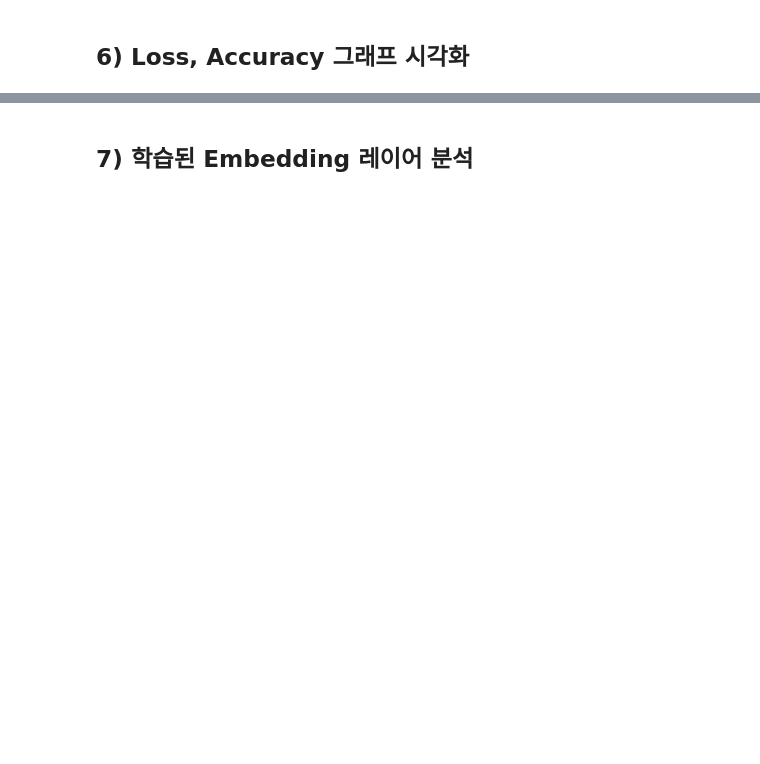
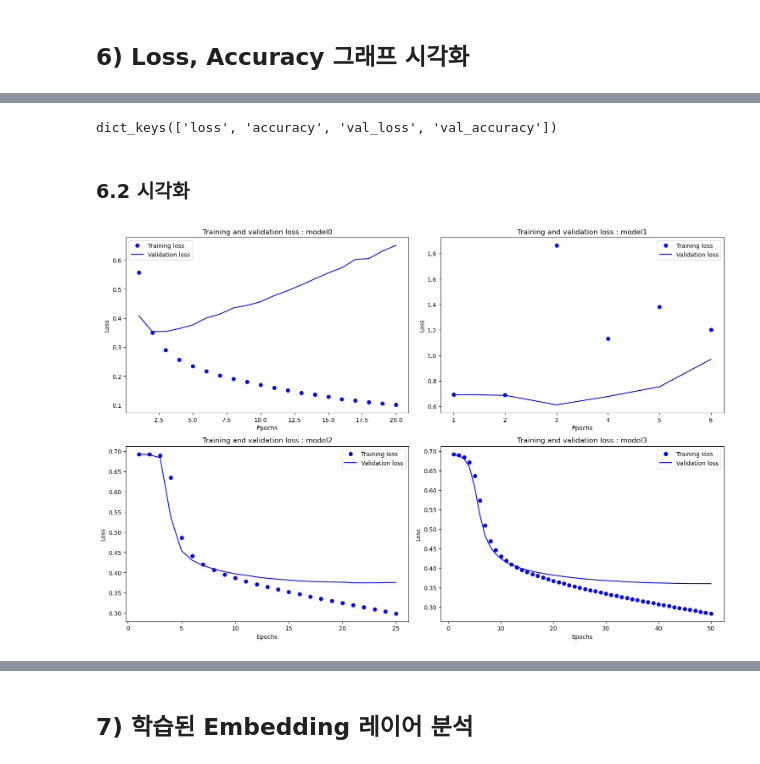
Before and after one commit to seuyon0101/aiffel, a Jupyter notebook: [E-08] 영화리뷰 텍스트 감성부석하기.ipynb, the cells around one changed output, grey strips where cells are left out. Drawn from its saved outputs; the diff is of its cells as text; code cells hidden in the pictures; blank space fills up the shorter version.

```diff
--- a/[E-08] 영화리뷰 텍스트 감성부석하기.ipynb
+++ b/[E-08] 영화리뷰 텍스트 감성부석하기.ipynb
@@ -227,0 +432,11 @@ def get_decoded_sentences(encoded_sentences, index_to_word):
+# %%
+# validation set 10000건 분리
+x_val = x_train[:val_size]
+y_val = y_train[:val_size]
+
+# validation set을 제외한 나머지
+partial_x_train = x_train[val_size:]
+partial_y_train = y_train[val_size:]
+
+print(partial_x_train.shape)
+print(partial_y_train.shape)
@@ -229,0 +623,39 @@ def get_decoded_sentences(encoded_sentences, index_to_word):
+# %%
+history_dictb = history0.history
+print(history_dictb.keys()) # epoch에 따른 그래프를 그려볼 수 있는 항목들
+# %% [output]
+dict_keys(['loss', 'accuracy', 'val_loss', 'val_accuracy'])
+# %%
+history_dict1 = history1.history
+history_dict2 = history2.history
+history_dict3 = history3.history
+# %%
+histories = [history_dictb,history_dict1,history_dict2,history_dict3]
+# %% [markdown]
+### 6.2 시각화
+# %%
+import matplotlib.pyplot as plt
+
+# "bo"는 "파란색 점"입니다
+fig =plt.figure(figsize = (15,10))
+
+for i,h in enumerate(histories) :
+    acc = h['accuracy']
+    val_acc = h['val_accuracy']
+    loss = h['loss']
+    val_loss = h['val_loss']
+
+    epochs = range(1, len(acc) + 1)
+    ax = fig.add_subplot(2,2,i+1)
+    plt.plot(epochs, loss, 'bo', label='Training loss')
+    # b는 "파란 실선"입니다
+    plt.plot(epochs, val_loss, 'b', label='Validation loss')
+    plt.title(f'Training and validation loss : model{i}')
+    plt.xlabel('Epochs')
+    plt.ylabel('Loss')
+    plt.legend()
+
+plt.tight_layout()
+plt.show()
+# %% [output]
+[figure, added]
```
Also changed, not shown: parts of 92 cells of this notebook.
